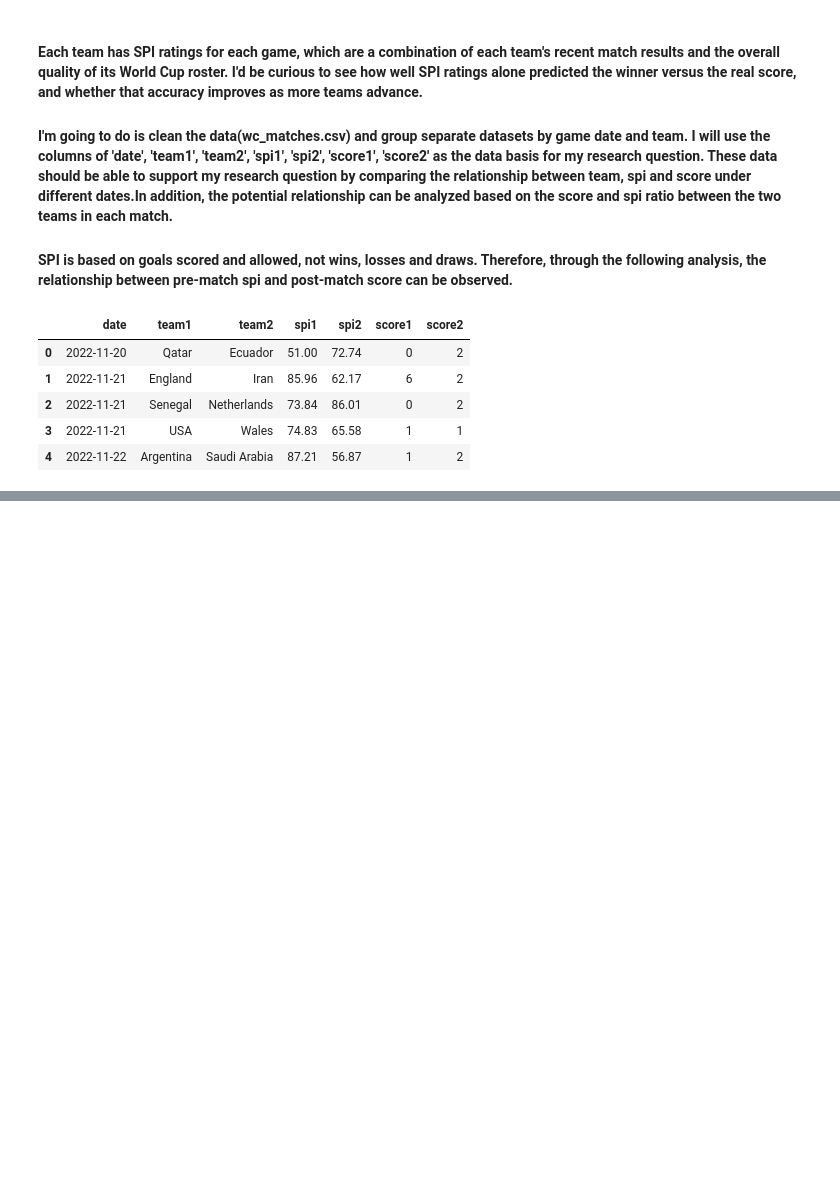
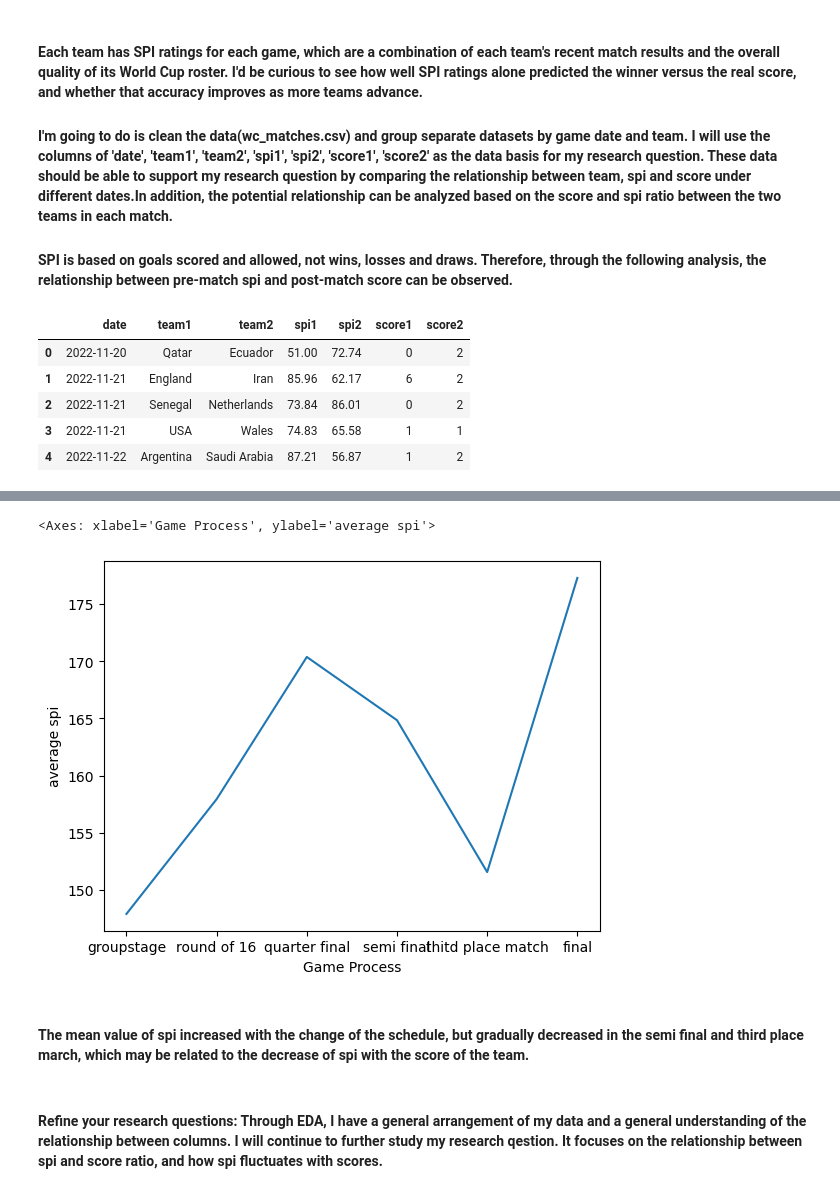
Before and after one commit to ubco-W2022T2-data301/project-group-group41, a Jupyter notebook: analysis/analysis2_Runmeng_Qin.ipynb, the cells around one changed output, grey strips where cells are left out. Drawn from its saved outputs; the diff is of its cells as text; code cells hidden in the pictures; blank space fills up the shorter version.

```diff
--- a/analysis/analysis2_Runmeng_Qin.ipynb
+++ b/analysis/analysis2_Runmeng_Qin.ipynb
@@ -26,0 +169,5 @@ df_use.head()
+# %%
+data={'Game Process':['groupstage','round of 16','quarter final','semi final','thitd place match','final'],'average spi':[147.91583333333335,157.9425
+,170.365,164.839,151.57,177.269]}
+averagespi=pd.DataFrame(data, columns=['Game Process','average spi'])
+averagespi
@@ -26,0 +182,10 @@ df_use.head()
+# %%
+import seaborn as sns
+sns.lineplot(data=averagespi, x="Game Process", y="average spi")
+# %% [output]
+<Axes: xlabel='Game Process', ylabel='average spi'>
+[figure, added]
+# %% [markdown]
+#### The mean value of spi increased with the change of the schedule, but gradually decreased in the semi final and third place march, which may be related to the decrease of spi with the score of the team.
+# %% [markdown]
+#### Refine your research questions:  Through EDA,  I have a general arrangement of my data and a general understanding of the relationship between columns. I will continue  to further study my research qestion.  It focuses on the relationship between spi and score ratio, and how spi fluctuates with scores.
```
Also changed, not shown: parts of 23 cells of this notebook, 1 other file.
